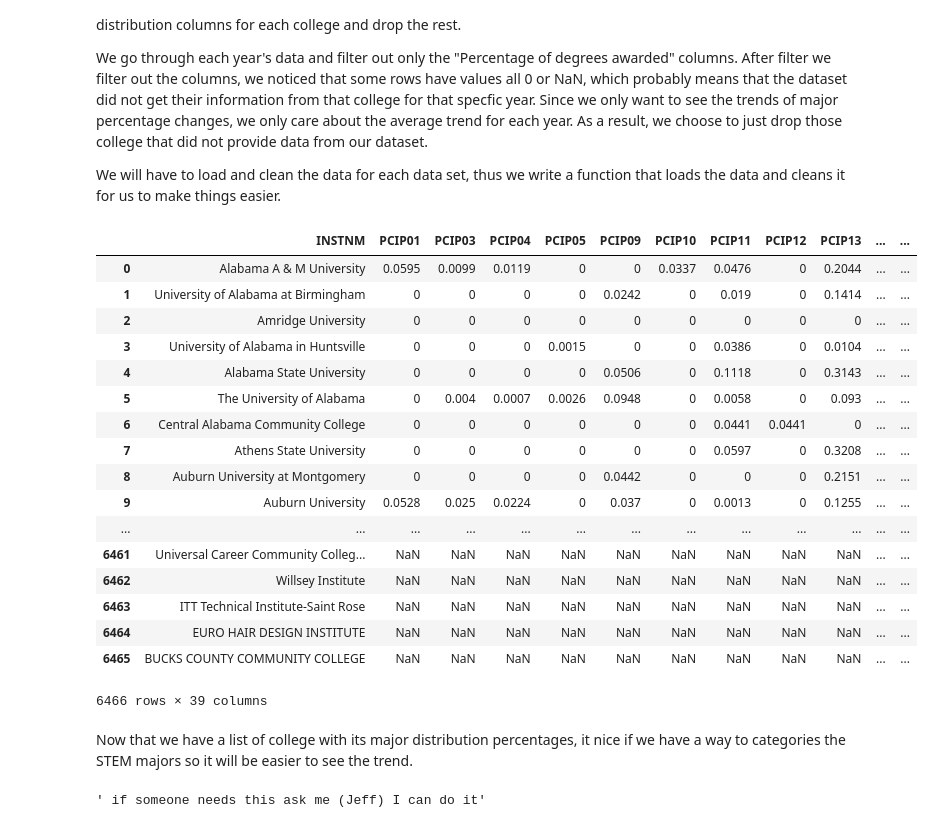
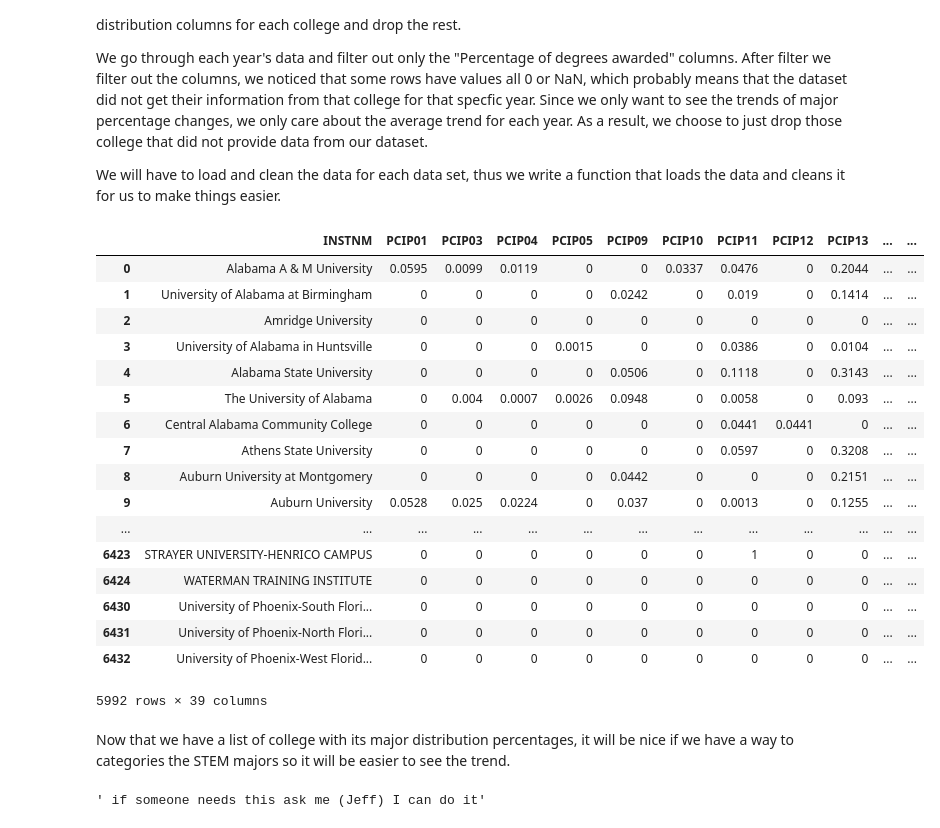
Before and after one commit to jeffreywu1996/COGS108-Project, a Jupyter notebook: Data Cleaning.ipynb, the cells around one changed output. Saved outputs shown, nothing was run; the diff lists cells and outputs as text; code cells hidden in the pictures.

```diff
--- a/Data Cleaning.ipynb
+++ b/Data Cleaning.ipynb
@@ -141,35 +161,41 @@ def load_and_clean_data (filename):
 # %%
 # Load all data to DF
 df_1999 = load_and_clean_data(DATA_1999_F)
 # TODO
 """uncomment these lines below to load dataset for 2003, 2007, 2011, 2015"""
 df_2003 = load_and_clean_data(DATA_2003_F)
 df_2007 = load_and_clean_data(DATA_2007_F)
 df_2011 = load_and_clean_data(DATA_2011_F)
 df_2015 = load_and_clean_data(DATA_2015_F)
 
-df_1999 # print df_1999 for reference
+# Drop all the NaN rows from data for futher reference
+df_1999 = df_1999.dropna()
+df_2003 = df_2003.dropna()
+df_2007 = df_2007.dropna()
+df_2011 = df_2011.dropna()
+df_2015 = df_2015.dropna()
+df_1999
 # %% [output]
 |  | INSTNM | PCIP01 | PCIP03 | PCIP04 | PCIP05 | PCIP09 | PCIP10 | PCIP11 | PCIP12 | PCIP13 | ... | ... |
 | 0 | Alabama A & M University | 0.0595 | 0.0099 | 0.0119 | 0 | 0 | 0.0337 | 0.0476 | 0 | 0.2044 | ... | ... |
 | 1 | University of Alabama at Birmingham | 0 | 0 | 0 | 0 | 0.0242 | 0 | 0.019 | 0 | 0.1414 | ... | ... |
 | 2 | Amridge University | 0 | 0 | 0 | 0 | 0 | 0 | 0 | 0 | 0 | ... | ... |
 | 3 | University of Alabama in Huntsville | 0 | 0 | 0 | 0.0015 | 0 | 0 | 0.0386 | 0 | 0.0104 | ... | ... |
 | 4 | Alabama State University | 0 | 0 | 0 | 0 | 0.0506 | 0 | 0.1118 | 0 | 0.3143 | ... | ... |
 | 5 | The University of Alabama | 0 | 0.004 | 0.0007 | 0.0026 | 0.0948 | 0 | 0.0058 | 0 | 0.093 | ... | ... |
 | 6 | Central Alabama Community College | 0 | 0 | 0 | 0 | 0 | 0 | 0.0441 | 0.0441 | 0 | ... | ... |
 | 7 | Athens State University | 0 | 0 | 0 | 0 | 0 | 0 | 0.0597 | 0 | 0.3208 | ... | ... |
 | 8 | Auburn University at Montgomery | 0 | 0 | 0 | 0 | 0.0442 | 0 | 0 | 0 | 0.2151 | ... | ... |
 | 9 | Auburn University | 0.0528 | 0.025 | 0.0224 | 0 | 0.037 | 0 | 0.0013 | 0 | 0.1255 | ... | ... |
 | ... | ... | ... | ... | ... | ... | ... | ... | ... | ... | ... | ... | ... |
-| 6461 | Universal Career Community Colleg... | NaN | NaN | NaN | NaN | NaN | NaN | NaN | NaN | NaN | ... | ... |
-| 6462 | Willsey Institute | NaN | NaN | NaN | NaN | NaN | NaN | NaN | NaN | NaN | ... | ... |
-| 6463 | ITT Technical Institute-Saint Rose | NaN | NaN | NaN | NaN | NaN | NaN | NaN | NaN | NaN | ... | ... |
-| 6464 | EURO HAIR DESIGN INSTITUTE | NaN | NaN | NaN | NaN | NaN | NaN | NaN | NaN | NaN | ... | ... |
-| 6465 | BUCKS COUNTY COMMUNITY COLLEGE | NaN | NaN | NaN | NaN | NaN | NaN | NaN | NaN | NaN | ... | ... |
+| 6423 | STRAYER UNIVERSITY-HENRICO CAMPUS | 0 | 0 | 0 | 0 | 0 | 0 | 1 | 0 | 0 | ... | ... |
+| 6424 | WATERMAN TRAINING INSTITUTE | 0 | 0 | 0 | 0 | 0 | 0 | 0 | 0 | 0 | ... | ... |
+| 6430 | University of Phoenix-South Flori... | 0 | 0 | 0 | 0 | 0 | 0 | 0 | 0 | 0 | ... | ... |
+| 6431 | University of Phoenix-North Flori... | 0 | 0 | 0 | 0 | 0 | 0 | 0 | 0 | 0 | ... | ... |
+| 6432 | University of Phoenix-West Florid... | 0 | 0 | 0 | 0 | 0 | 0 | 0 | 0 | 0 | ... | ... |
-6466 rows × 39 columns
+5992 rows × 39 columns
 # %% [markdown]
-Now that we have a list of college with its major distribution percentages, it nice if we have a way to categories the STEM majors so it will be easier to see the trend.
+Now that we have a list of college with its major distribution percentages, it will be nice if we have a way to categories the STEM majors so it will be easier to see the trend.
 # %%
 # TODO categorize STEM major
 """ if someone needs this ask me (Jeff) I can do it"""
```
Also changed, not shown: parts of 11 cells of this notebook.
